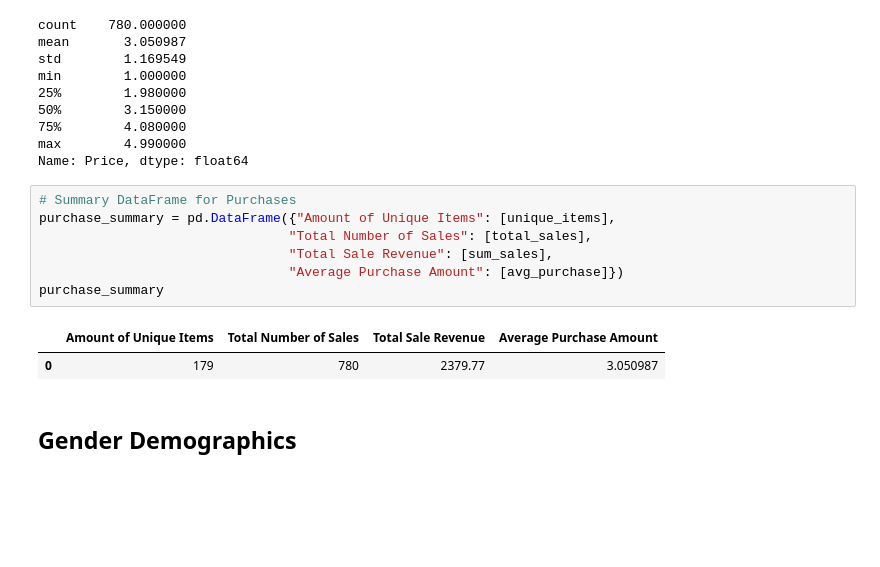
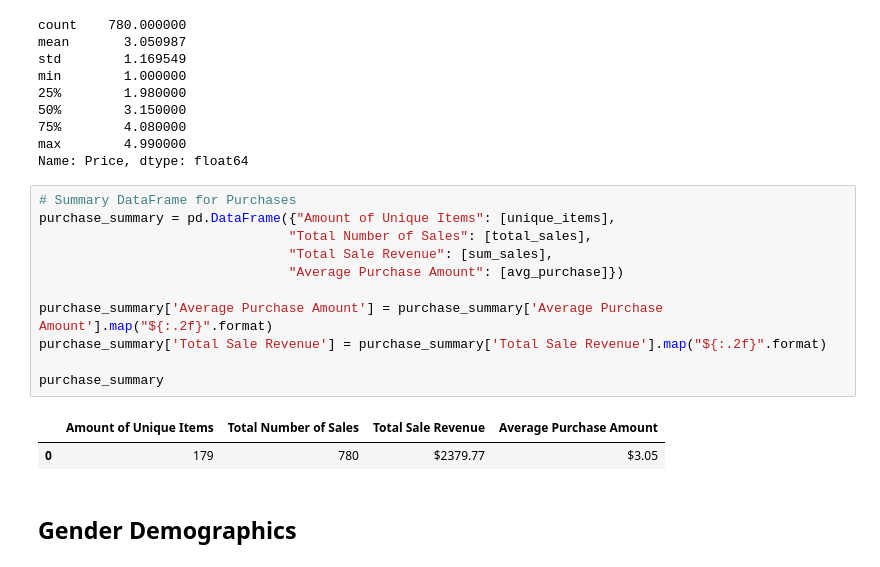
Before and after one commit to josephchancey/Game-Studio-Data-Analysis, a Jupyter notebook: HeroesOfPymoli_game_analysis.ipynb, the cells around one changed output. Saved outputs shown, nothing was run; the diff lists cells and outputs as text; blank space fills up the shorter version.

Commit message:
Format Purchase Analysis Summary w/ Dollar Amount

```diff
--- a/HeroesOfPymoli_game_analysis.ipynb
+++ b/HeroesOfPymoli_game_analysis.ipynb
@@ -81,13 +81,17 @@ Name: Price, dtype: float64
 # %%
 # Summary DataFrame for Purchases
 purchase_summary = pd.DataFrame({"Amount of Unique Items": [unique_items],
                                 "Total Number of Sales": [total_sales],
                                 "Total Sale Revenue": [sum_sales],
                                 "Average Purchase Amount": [avg_purchase]})
+
+purchase_summary['Average Purchase Amount'] = purchase_summary['Average Purchase Amount'].map("${:.2f}".format)
+purchase_summary['Total Sale Revenue'] = purchase_summary['Total Sale Revenue'].map("${:.2f}".format)
+
 purchase_summary
 # %% [output]
 |  | Amount of Unique Items | Total Number of Sales | Total Sale Revenue | Average Purchase Amount |
-| 0 | 179 | 780 | 2379.77 | 3.050987 |
+| 0 | 179 | 780 | $2379.77 | $3.05 |
 # %% [markdown]
 ## Gender Demographics
 # %% [markdown]
```
Also changed, not shown: parts of 2 cells of this notebook.
